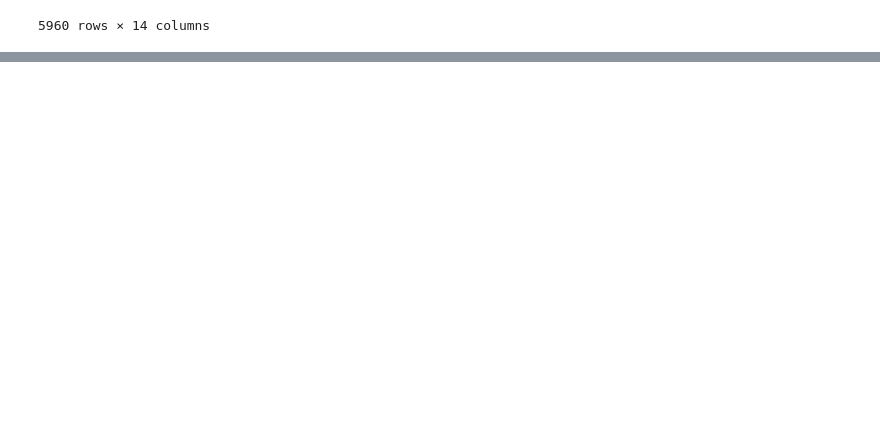
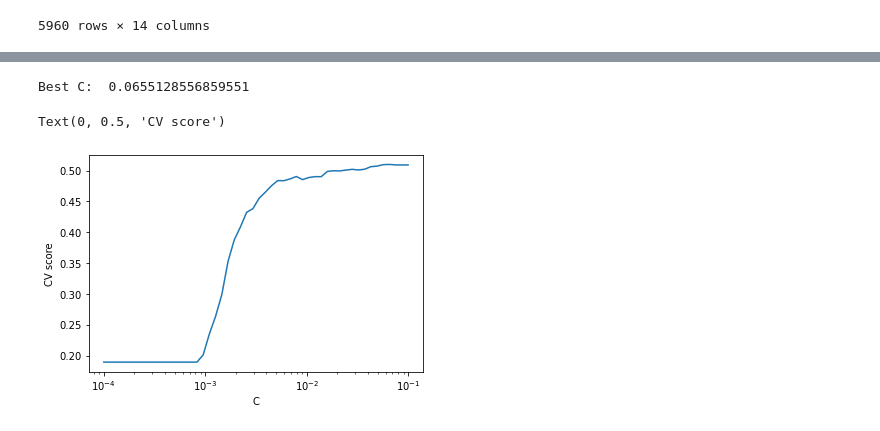
Before and after one commit to hellz-bellz/CREDIT_SCORING, a Jupyter notebook: notebooks/02-WoE-logreg.ipynb, the cells around one changed output, grey strips where cells are left out. Saved outputs shown, nothing was run; the diff lists cells and outputs as text; code cells hidden in the pictures; blank space fills up the shorter version.

```diff
--- a/notebooks/02-WoE-logreg.ipynb
+++ b/notebooks/02-WoE-logreg.ipynb
@@ -164,0 +239,21 @@ LogisticRegression(C=0.6401432893115276)
+# %%
+from sklearn.model_selection import GridSearchCV
+from sklearn.linear_model import LogisticRegression
+from sklearn.metrics import average_precision_score, make_scorer
+cs = np.logspace(-4, -1, 50)
+
+tuned_parameters = [
+    {"penalty": ["l2"], "C": cs},
+]
+clf = GridSearchCV(LogisticRegression(), tuned_parameters, scoring=make_scorer(average_precision_score))
+clf.fit(X_train, y_train)
+print("Best C: ", clf.best_params_['C'])
+
+plt.plot(cs, clf.cv_results_["mean_test_score"])
+plt.xscale("log")
+plt.xlabel("C")
+plt.ylabel("CV score")
+# %% [output]
+Best C:  0.0655128556859551
+Text(0, 0.5, 'CV score')
+[figure, added]
```
Also changed, not shown: parts of 29 cells of this notebook, 4 other files.
